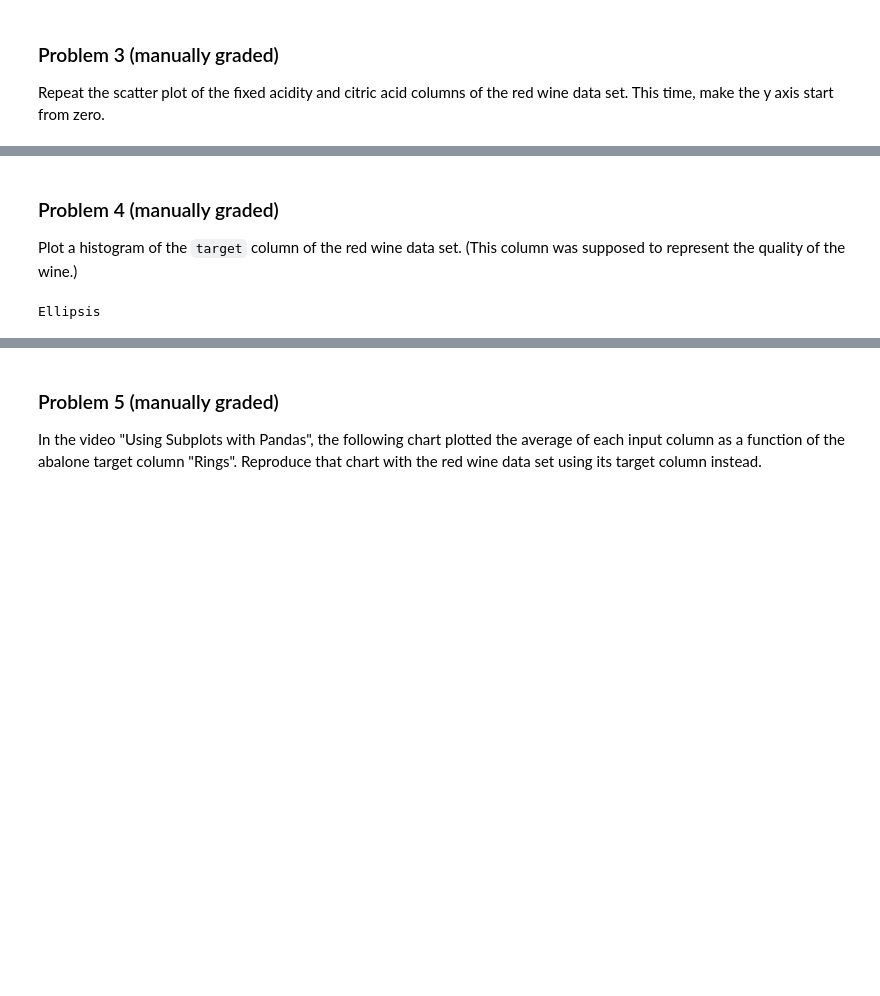
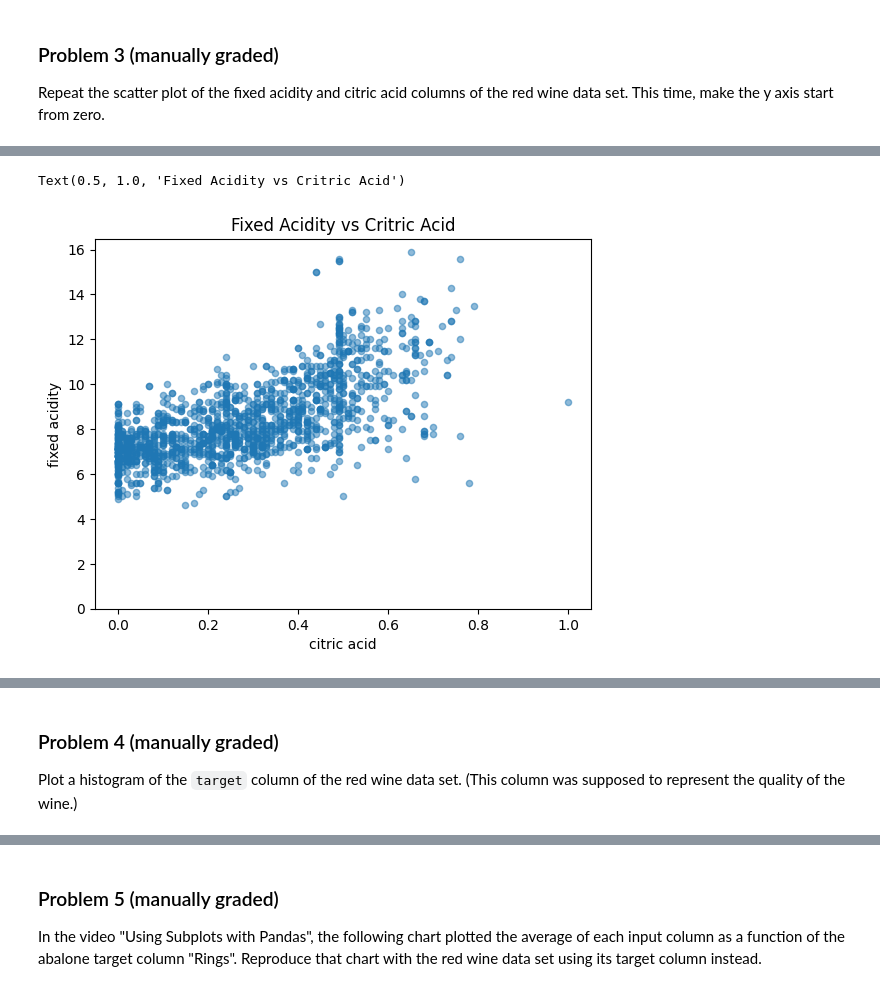
Before and after one commit to mmorebugit/dx602-homework-10, a Jupyter notebook: homework.ipynb, the cells around one changed output, grey strips where cells are left out. Saved outputs shown, nothing was run; the diff lists cells and outputs as text; code cells hidden in the pictures; blank space fills up the shorter version.

```diff
--- a/homework.ipynb
+++ b/homework.ipynb
@@ -83,3 +91,12 @@ Ellipsis
+# %%
+# YOUR CHANGES HERE
+
+_ = red_wine.plot.scatter("citric acid","fixed acidity", alpha=0.5)
+_.set_ylim(0)
+plt.title("Fixed Acidity vs Critric Acid")
+# %% [output]
+Text(0.5, 1.0, 'Fixed Acidity vs Critric Acid')
+[figure, added]
 # %% [markdown]
 <div style="page-break-after: always;"></div>
 # %% [markdown]
@@ -87,9 +104,3 @@ Ellipsis
 
 Plot a histogram of the `target` column of the red wine data set.
 (This column was supposed to represent the quality of the wine.)
-# %%
-# YOUR CHANGES HERE
-
-...
-# %% [output]
-Ellipsis
```
Also changed, not shown: parts of 16 cells of this notebook.
